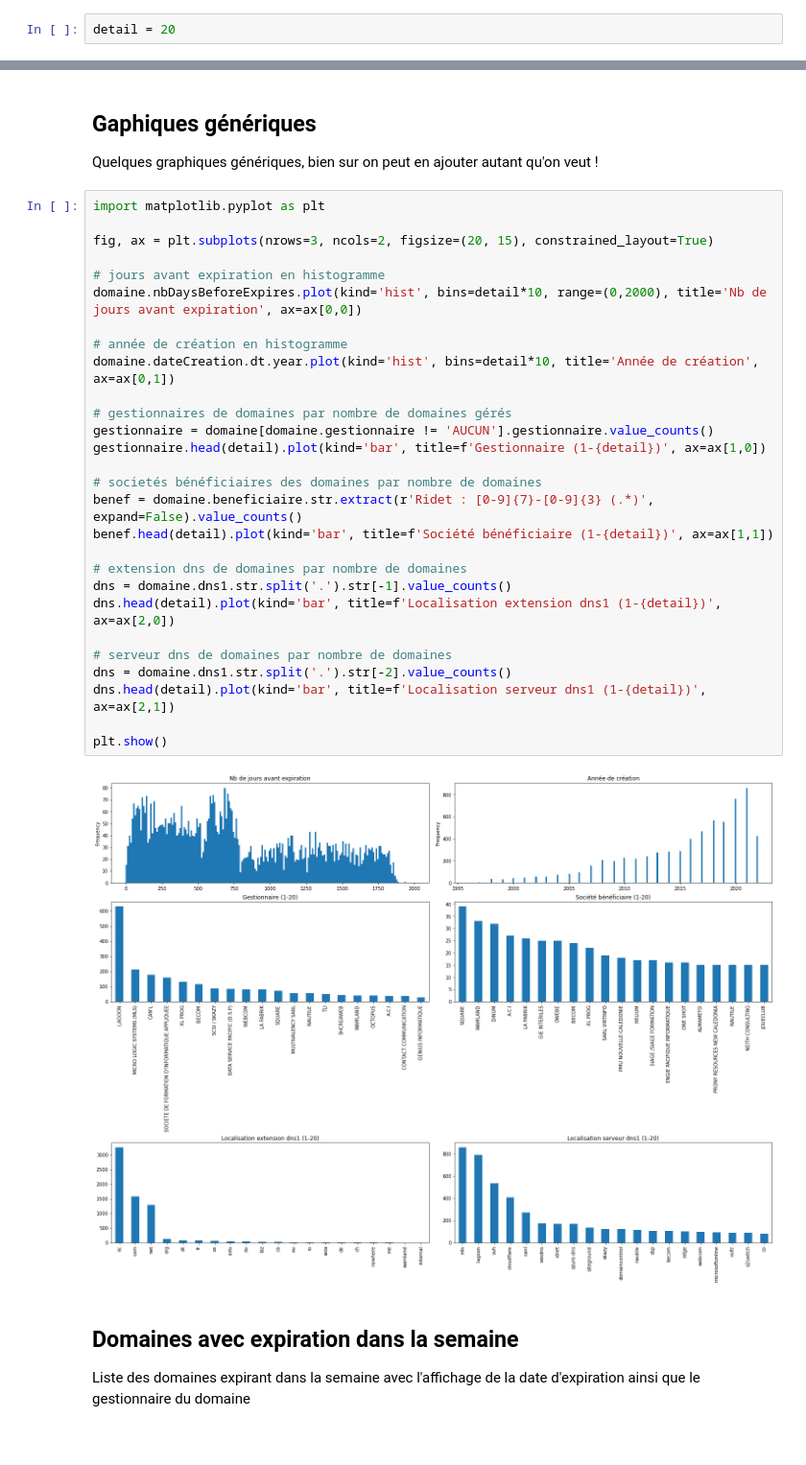
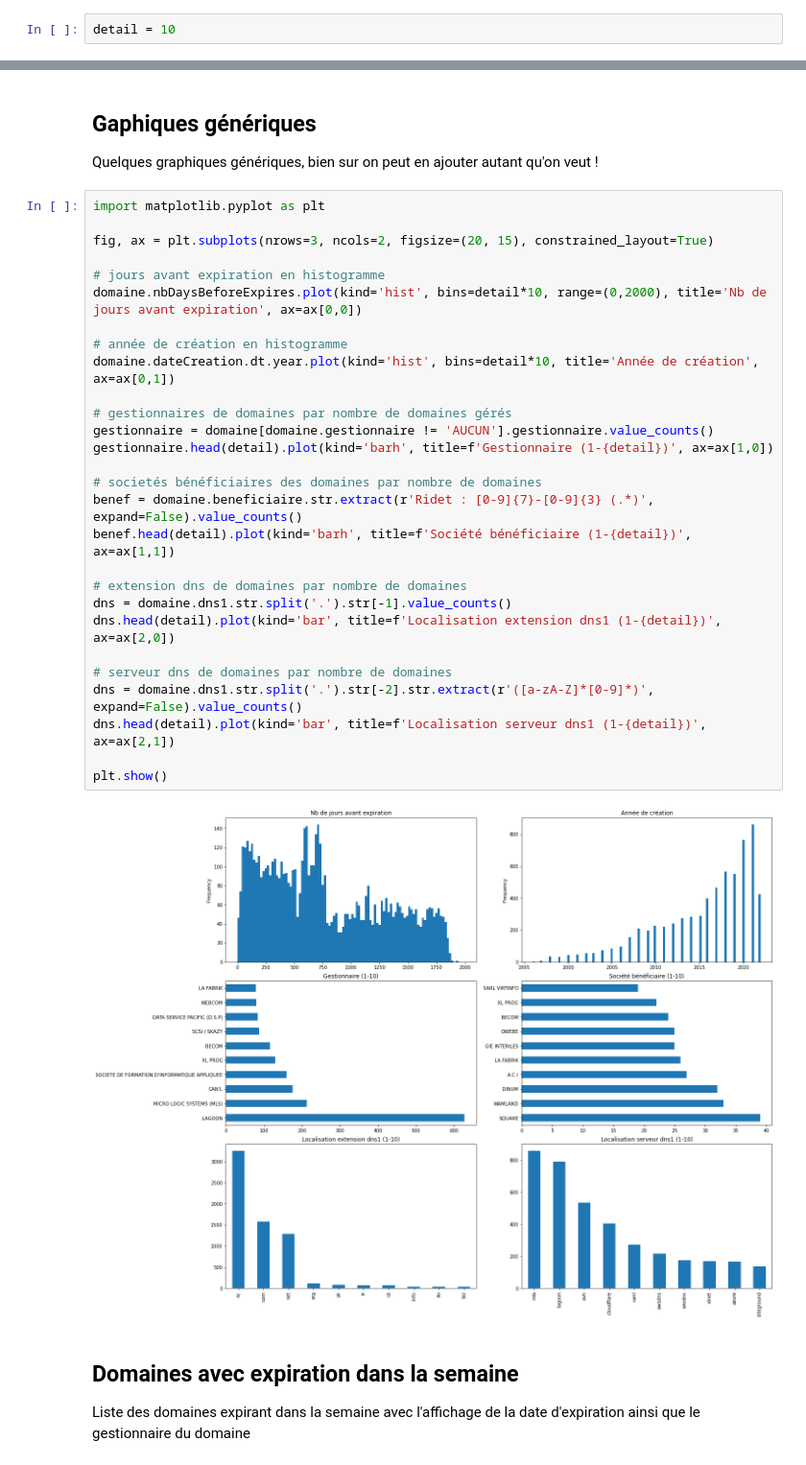
Before and after one commit to opt-nc/domaine-nc-jupyter-notebook, a Jupyter notebook: explore.ipynb, the cells around one changed output, grey strips where cells are left out. Shown at 96% size. Cells and saved outputs as stored; diff of their text form.

Commit message:
feat: graph update
amélioration du rendu des graphs, ajout de stat sur le statut

```diff
--- a/explore.ipynb
+++ b/explore.ipynb
@@ -16,7 +16,7 @@ params:
         step: 5
 ---
 # %%
-detail = 20
+detail = 10
 # %% [markdown]
 # domaine-nc-jupyter-notebook #
 
@@ -68,33 +69,33 @@ Quelques graphiques génériques, bien sur on peut en ajouter autant qu'on veut
 # %%
 import matplotlib.pyplot as plt
 
 fig, ax = plt.subplots(nrows=3, ncols=2, figsize=(20, 15), constrained_layout=True)
 
 # jours avant expiration en histogramme
 domaine.nbDaysBeforeExpires.plot(kind='hist', bins=detail*10, range=(0,2000), title='Nb de jours avant expiration', ax=ax[0,0])
 
 # année de création en histogramme
 domaine.dateCreation.dt.year.plot(kind='hist', bins=detail*10, title='Année de création', ax=ax[0,1])
 
 # gestionnaires de domaines par nombre de domaines gérés
 gestionnaire = domaine[domaine.gestionnaire != 'AUCUN'].gestionnaire.value_counts()
-gestionnaire.head(detail).plot(kind='bar', title=f'Gestionnaire (1-{detail})', ax=ax[1,0])
+gestionnaire.head(detail).plot(kind='barh', title=f'Gestionnaire (1-{detail})', ax=ax[1,0])
 
 # societés bénéficiaires des domaines par nombre de domaines
 benef = domaine.beneficiaire.str.extract(r'Ridet : [0-9]{7}-[0-9]{3} (.*)', expand=False).value_counts()
-benef.head(detail).plot(kind='bar', title=f'Société bénéficiaire (1-{detail})', ax=ax[1,1])
+benef.head(detail).plot(kind='barh', title=f'Société bénéficiaire (1-{detail})', ax=ax[1,1])
 
 # extension dns de domaines par nombre de domaines
 dns = domaine.dns1.str.split('.').str[-1].value_counts()
 dns.head(detail).plot(kind='bar', title=f'Localisation extension dns1 (1-{detail})', ax=ax[2,0])
 
 # serveur dns de domaines par nombre de domaines
-dns = domaine.dns1.str.split('.').str[-2].value_counts()
+dns = domaine.dns1.str.split('.').str[-2].str.extract(r'([a-zA-Z]*[0-9]*)', expand=False).value_counts()
 dns.head(detail).plot(kind='bar', title=f'Localisation serveur dns1 (1-{detail})', ax=ax[2,1])
 
 plt.show()
 # %% [output]
-[figure, old version]
+[figure, new version]
 # %% [markdown]
 ## Domaines avec expiration dans la semaine ##
 
```
Also changed, not shown: parts of 6 cells of this notebook.
